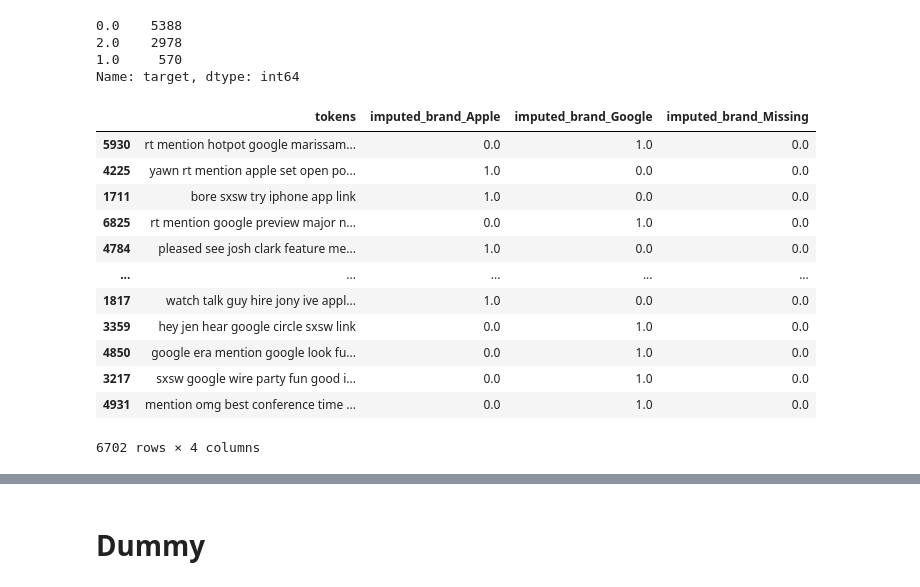
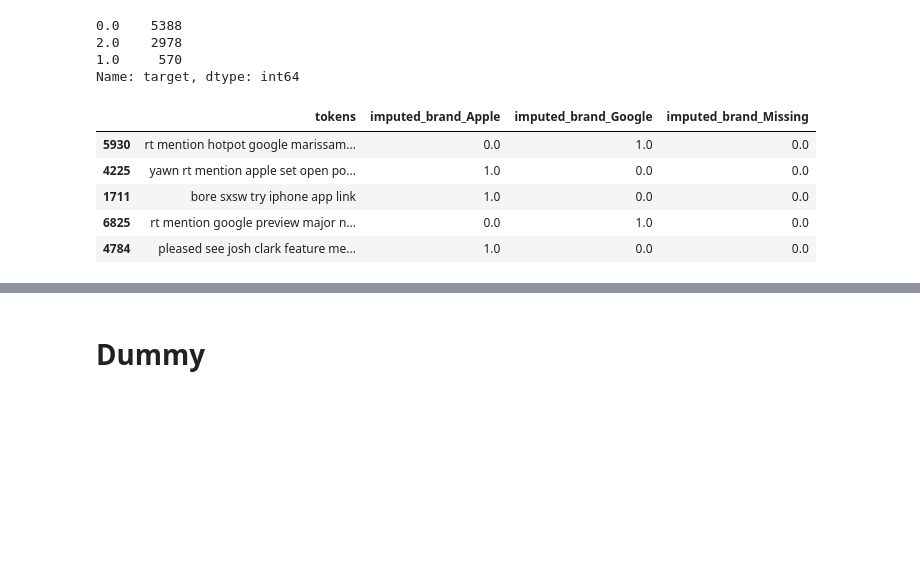
Before and after one commit to dvdhartsman/NLP-Sentiment-Analysis, a Jupyter notebook: Reyn work notebook.ipynb, the cells around one changed output, grey strips where cells are left out. Cells and saved outputs as stored; diff of their text form; code cells hidden in the pictures; blank space fills up the shorter version.

```diff
--- a/Reyn work notebook.ipynb
+++ b/Reyn work notebook.ipynb
@@ -331,21 +295,14 @@ Name: target, dtype: int64
 # %%
 X_train, X_test, y_train, y_test = train_test_split(X, y, random_state=42, stratify=y)
 # %%
-X_train
+X_train.head()
 # %% [output]
 |  | tokens | imputed_brand_Apple | imputed_brand_Google | imputed_brand_Missing |
 | 5930 | rt mention hotpot google marissam... | 0.0 | 1.0 | 0.0 |
 | 4225 | yawn rt mention apple set open po... | 1.0 | 0.0 | 0.0 |
 | 1711 | bore sxsw try iphone app link | 1.0 | 0.0 | 0.0 |
 | 6825 | rt mention google preview major n... | 0.0 | 1.0 | 0.0 |
 | 4784 | pleased see josh clark feature me... | 1.0 | 0.0 | 0.0 |
-| ... | ... | ... | ... | ... |
-| 1817 | watch talk guy hire jony ive appl... | 1.0 | 0.0 | 0.0 |
-| 3359 | hey jen hear google circle sxsw link | 0.0 | 1.0 | 0.0 |
-| 4850 | google era mention google look fu... | 0.0 | 1.0 | 0.0 |
-| 3217 | sxsw google wire party fun good i... | 0.0 | 1.0 | 0.0 |
-| 4931 | mention omg best conference time ... | 0.0 | 1.0 | 0.0 |
-6702 rows × 4 columns
 # %%
 # Will vectorize tokenized data, and recombine it with our original X_train/test
 def combine_train_vectorization(X, column, vectorizer):
```
Also changed, not shown: parts of 37 cells of this notebook.
